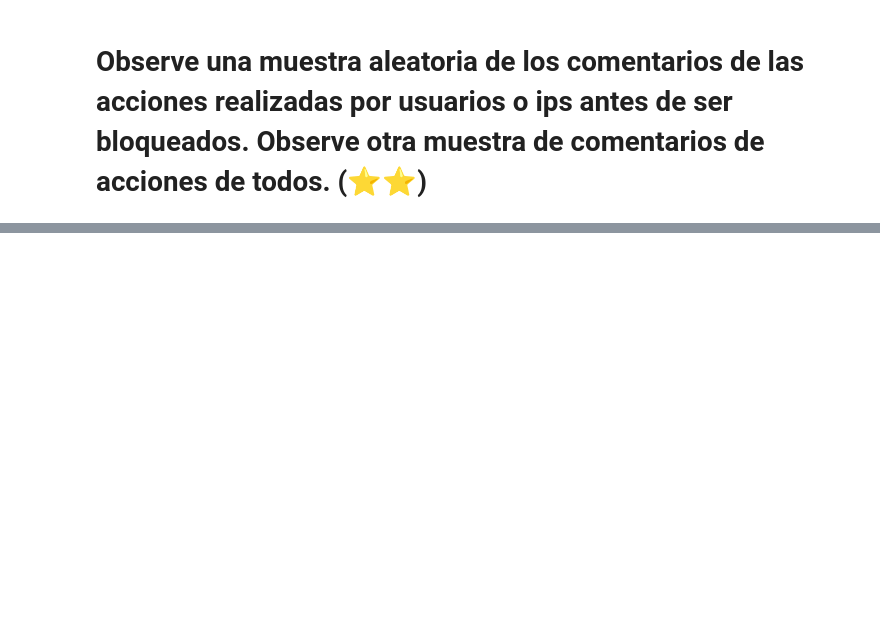
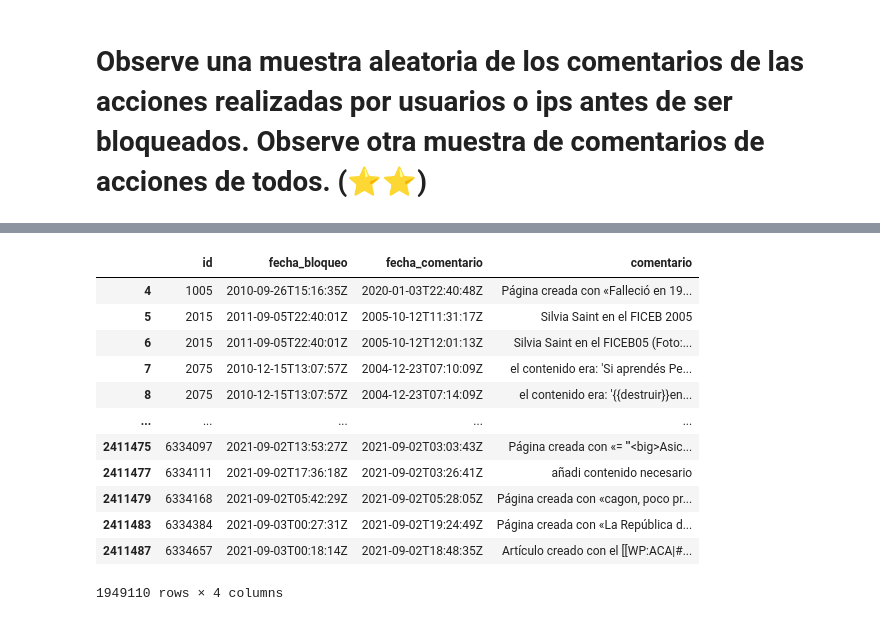
Before and after one commit to MarcosBianchii/Organizacion-de-Datos, a Jupyter notebook: TP1/pandas/58.ipynb, the cells around one changed output, grey strips where cells are left out. Cells and saved outputs as stored; diff of their text form; code cells hidden in the pictures; blank space fills up the shorter version.

```diff
--- a/TP1/pandas/58.ipynb
+++ b/TP1/pandas/58.ipynb
@@ -288,0 +87,4 @@ Name: comentario, dtype: object
+# %%
+# Uso este DF para traducir el identificador de bloqueados a ids.
+usuarios = logs[['identificador','id']]
+usuarios
@@ -288,0 +105,5 @@ Name: comentario, dtype: object
+# %%
+# Consigo un DF con los ids de los bloqueados y sus fechas de bloqueo.
+bloqueados = pd.merge(bloqueos, usuarios, on='identificador')
+bloqueados.drop(columns=['identificador'], axis=1, inplace=True)
+bloqueados
@@ -288,0 +124,4 @@ Name: comentario, dtype: object
+# %%
+# Agrupo y consigo el primer bloqueo de cada usuario.
+bloqueados = bloqueados.groupby('id').agg({'timestamp':'min'}).reset_index()
+bloqueados
@@ -288,0 +142,22 @@ Name: comentario, dtype: object
+# %%
+# Junto los DFs para obtener los comentarios de los bloqueados junto con sus fechas.
+bloqueados = pd.merge(bloqueados, logs[['id','timestamp','comentario']], on='id')
+bloqueados.rename(columns={'timestamp_x':'fecha_bloqueo','timestamp_y':'fecha_comentario'}, inplace=True)
+# %%
+# Saco los comentarios vacios (eran NaN) para que al mostrarlos no sean todos comentarios vacios.
+bloqueados = bloqueados[bloqueados.comentario != '']
+bloqueados
+# %% [output]
+|  | id | fecha_bloqueo | fecha_comentario | comentario |
+| 4 | 1005 | 2010-09-26T15:16:35Z | 2020-01-03T22:40:48Z | Página creada con «Falleció en 19... |
+| 5 | 2015 | 2011-09-05T22:40:01Z | 2005-10-12T11:31:17Z | Silvia Saint en el FICEB 2005 |
+| 6 | 2015 | 2011-09-05T22:40:01Z | 2005-10-12T12:01:13Z | Silvia Saint en el FICEB05 (Foto:... |
+| 7 | 2075 | 2010-12-15T13:07:57Z | 2004-12-23T07:10:09Z | el contenido era: 'Si aprendés Pe... |
+| 8 | 2075 | 2010-12-15T13:07:57Z | 2004-12-23T07:14:09Z | el contenido era: '{{destruir}}en... |
+| ... | ... | ... | ... | ... |
+| 2411475 | 6334097 | 2021-09-02T13:53:27Z | 2021-09-02T03:03:43Z | Página creada con «= '''<big>Asic... |
+| 2411477 | 6334111 | 2021-09-02T17:36:18Z | 2021-09-02T03:26:41Z | añadi contenido necesario |
+| 2411479 | 6334168 | 2021-09-02T05:42:29Z | 2021-09-02T05:28:05Z | Página creada con «cagon, poco pr... |
+| 2411483 | 6334384 | 2021-09-03T00:27:31Z | 2021-09-02T19:24:49Z | Página creada con «La República d... |
+| 2411487 | 6334657 | 2021-09-03T00:18:14Z | 2021-09-02T18:48:35Z | Artículo creado con el [[WP:ACA|#... |
+1949110 rows × 4 columns
```
Also changed, not shown: parts of 29 cells of this notebook.
